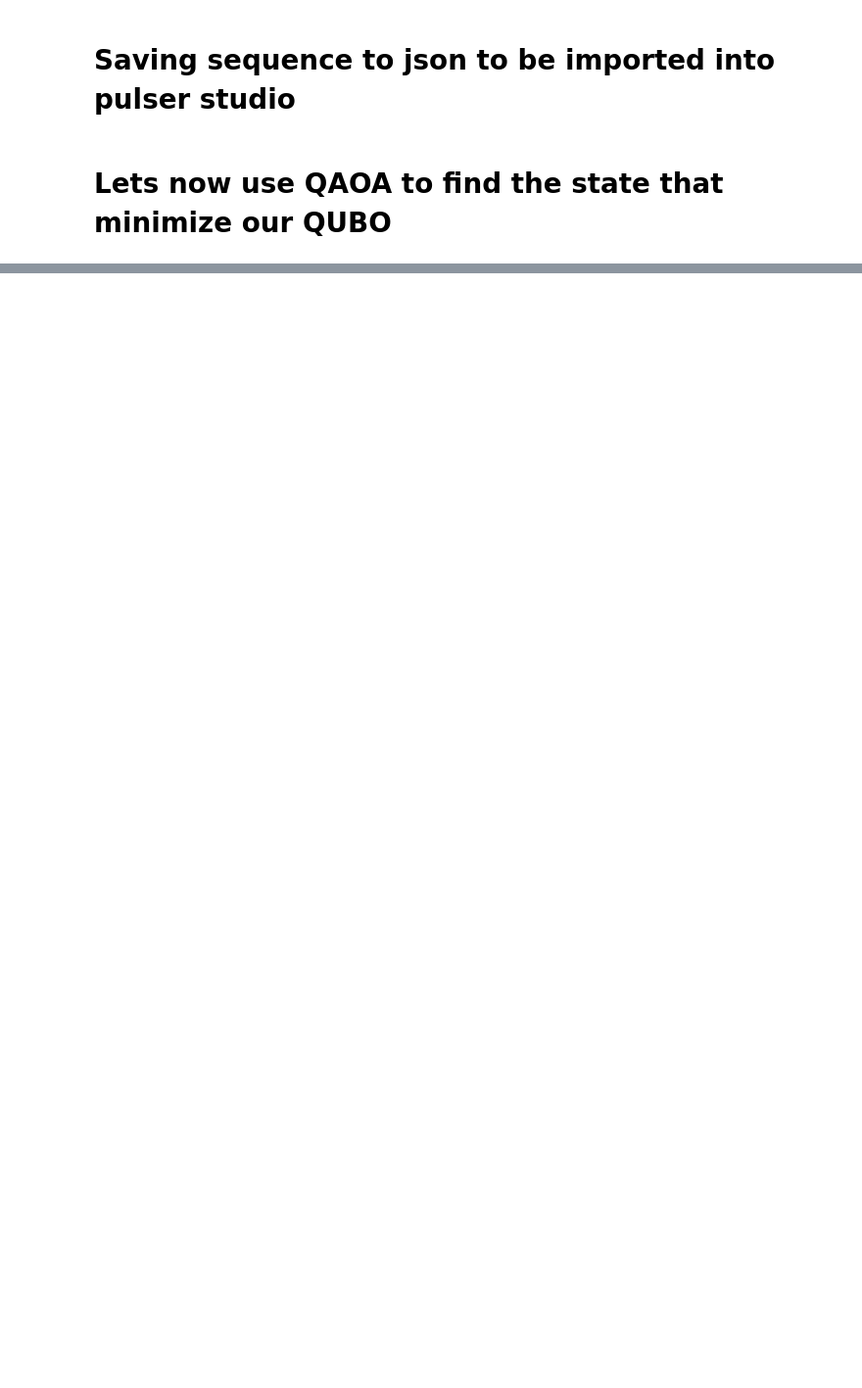
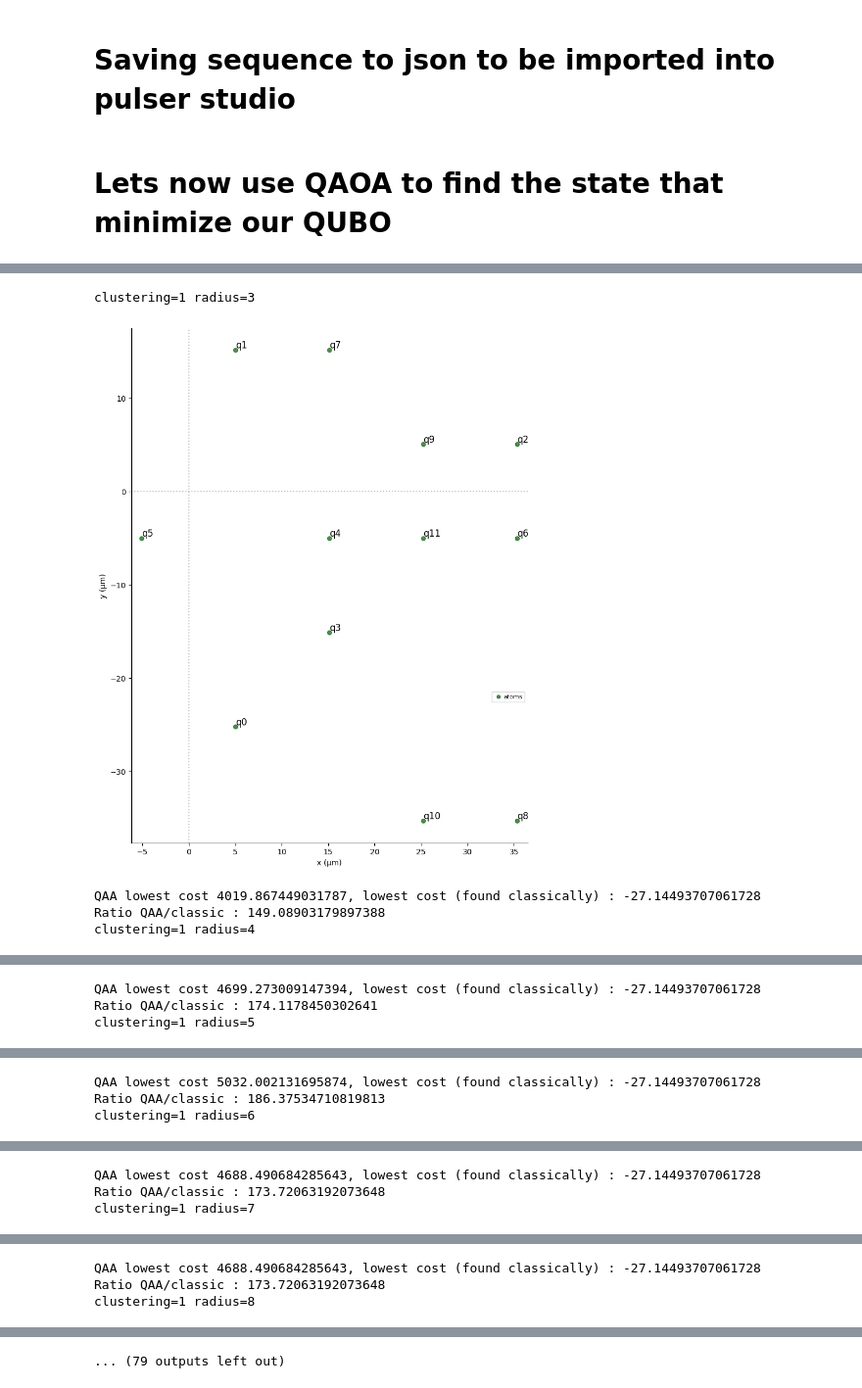
Before and after one commit to Kuift/Pasqal_0419, a Jupyter notebook: 414/submission.ipynb, the cells around one changed output, grey strips where cells are left out. Shown at 98% size. Saved outputs shown, nothing was run; the diff lists cells and outputs as text; code cells hidden in the pictures; blank space fills up the shorter version.

```diff
--- a/414/submission.ipynb
+++ b/414/submission.ipynb
@@ -183,7 +185,7 @@ plot_distribution(count_dict_QAA)
 # %%
 s_readable = sequence_QAA.to_abstract_repr(
 json_dumps_options={"indent": 1},
-seq_name="qaa_seq",
+seq_name=f"qaa_seq_{time.time()}",
 )
 with open(f"QAA_{time.time()}.json", "w") as f:
     f.write(s_readable)
@@ -308,7 +390,7 @@ def find_minimum_cost_QAA(Q):
     sequence_QAA = Sequence(reg, DigitalAnalogDevice)
     sequence_QAA.declare_channel("ising", "rydberg_global")
     sequence_QAA.add(adiabatic_pulse, "ising")
-    sequence_QAA.draw()
+    #sequence_QAA.draw()
     simul_QAA = QutipEmulator.from_sequence(sequence_QAA)
     results_QAA = simul_QAA.run()
     final_QAA = results_QAA.get_final_state()
@@ -316,0 +402,3 @@ def find_minimum_cost_QAA(Q):
+# %%
+positions, cluster_centers, weight = generate_grid_clustered_graph(grid_size=8, clustering=1, radius=3,total_atoms=12, min_distance=5.0, minimal_capacity=0.2)
+positions
@@ -317,14 +418,21 @@ def find_minimum_cost_QAA(Q):
 # %%
 ratios = []
-for i in range(np.linspace(0.05, 6, 1)):
-    for j in range(np.linspace(0.05, 12, 1)):
-        for k in range(np.linspace(0.05, 1, 0.05)):
-            chaos_coords = chaos_coords_generator(i,j,k)
-            qubits = {f"q{i}": coord for (i, coord) in enumerate(chaos_coords)}
-            reg = Register(qubits)
-            reg.draw()
-            Q_loop = coordinates_to_Q(coords)
-            lowest_cost_classic = find_minimum_cost_classic(chaos_coords)
-            lowest_cost_QAA = get_cost(Q_loop)
-            print(f"i:{i} j:{j} k:{k}\nQAA lowest cost {lowest_cost_QAA}, lowest cost (found classically) : {lowest_cost_classic}\nRatio QAA/classic : {lowest_cost_QAA/lowest_cost_classic}")
-            ratios.append({f"i:{i} j:{j} k:{k}":lowest_cost_QAA/lowest_cost_classic})
+for i in range(1,6):
+    for j in range(3,12):
+        print(f"clustering={i} radius={j}\n")
+        positions, cluster_centers, weight = generate_grid_clustered_graph(8, i, j, total_atoms=12, min_distance=5.0, minimal_capacity=0.2)
+        qubits = {f"q{i}": coord for (i, coord) in enumerate(positions)}
+        reg = Register(qubits)
+        reg.draw()
+        Q_loop = coordinates_to_Q(coords)
+        lowest_cost_classic = find_minimum_cost_classic(Q_loop)
+        lowest_cost_QAA = find_minimum_cost_QAA(Q_loop)
+        ratio = (lowest_cost_QAA-lowest_cost_classic[1])/np.abs(lowest_cost_classic[1])
+        print(f"QAA lowest cost {lowest_cost_QAA}, lowest cost (found classically) : {lowest_cost_classic[1]}\nRatio QAA/classic : {ratio}")
+        ratios.append({f"clustering={i} radius={j}":ratio})
+# %% [output]
+clustering=1 radius=3
+[figure, added]
+QAA lowest cost 4019.867449031787, lowest cost (found classically) : -27.14493707061728
+Ratio QAA/classic : 149.08903179897388
+clustering=1 radius=4
@@ -330,0 +440,3 @@ for i in range(np.linspace(0.05, 6, 1)):
+QAA lowest cost 4699.273009147394, lowest cost (found classically) : -27.14493707061728
+Ratio QAA/classic : 174.1178450302641
+clustering=1 radius=5
@@ -330,0 +444,3 @@ for i in range(np.linspace(0.05, 6, 1)):
+QAA lowest cost 5032.002131695874, lowest cost (found classically) : -27.14493707061728
+Ratio QAA/classic : 186.37534710819813
+clustering=1 radius=6
@@ -330,0 +448,3 @@ for i in range(np.linspace(0.05, 6, 1)):
+QAA lowest cost 4688.490684285643, lowest cost (found classically) : -27.14493707061728
+Ratio QAA/classic : 173.72063192073648
+clustering=1 radius=7
@@ -330,0 +452,3 @@ for i in range(np.linspace(0.05, 6, 1)):
+QAA lowest cost 4688.490684285643, lowest cost (found classically) : -27.14493707061728
+Ratio QAA/classic : 173.72063192073648
+clustering=1 radius=8
@@ -331,3 +456,4 @@ for i in range(np.linspace(0.05, 6, 1)):
+... (79 outputs left out)
 # %%
 labels = [list(d.keys())[0] for d in ratios]
 values = [list(d.values())[0] for d in ratios]
```
Also changed, not shown: parts of 15 cells of this notebook, 13 other files.
